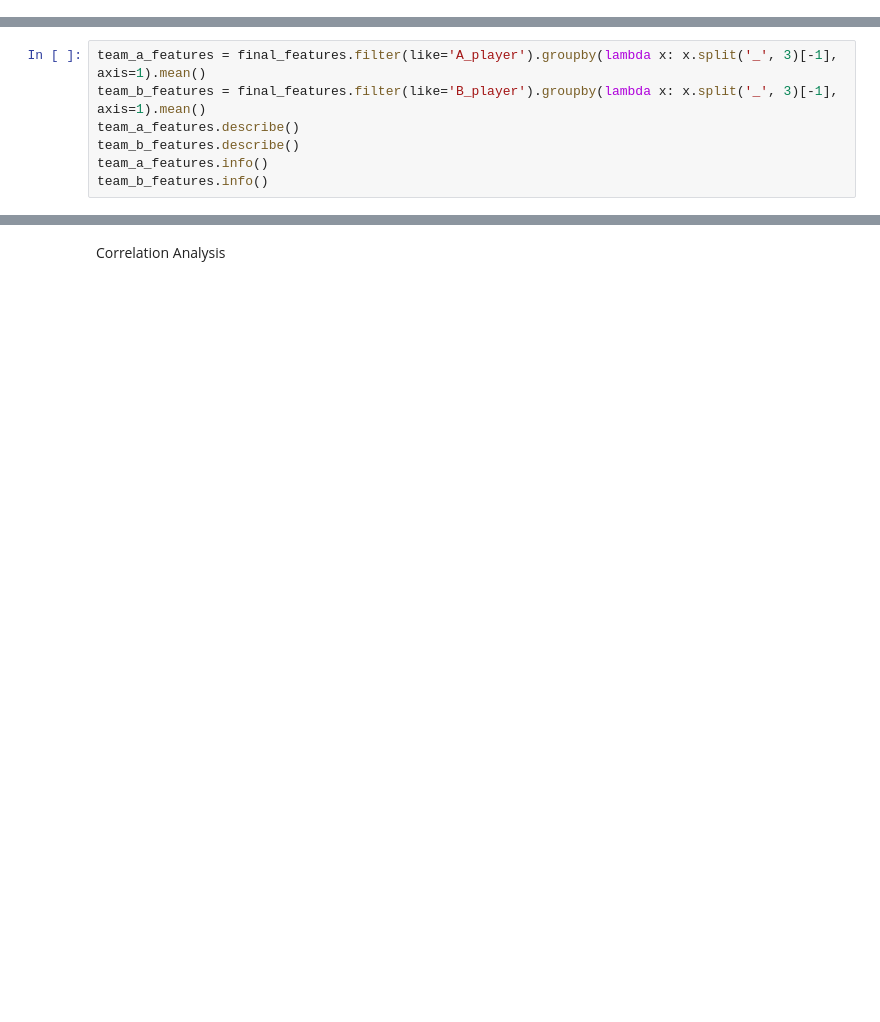
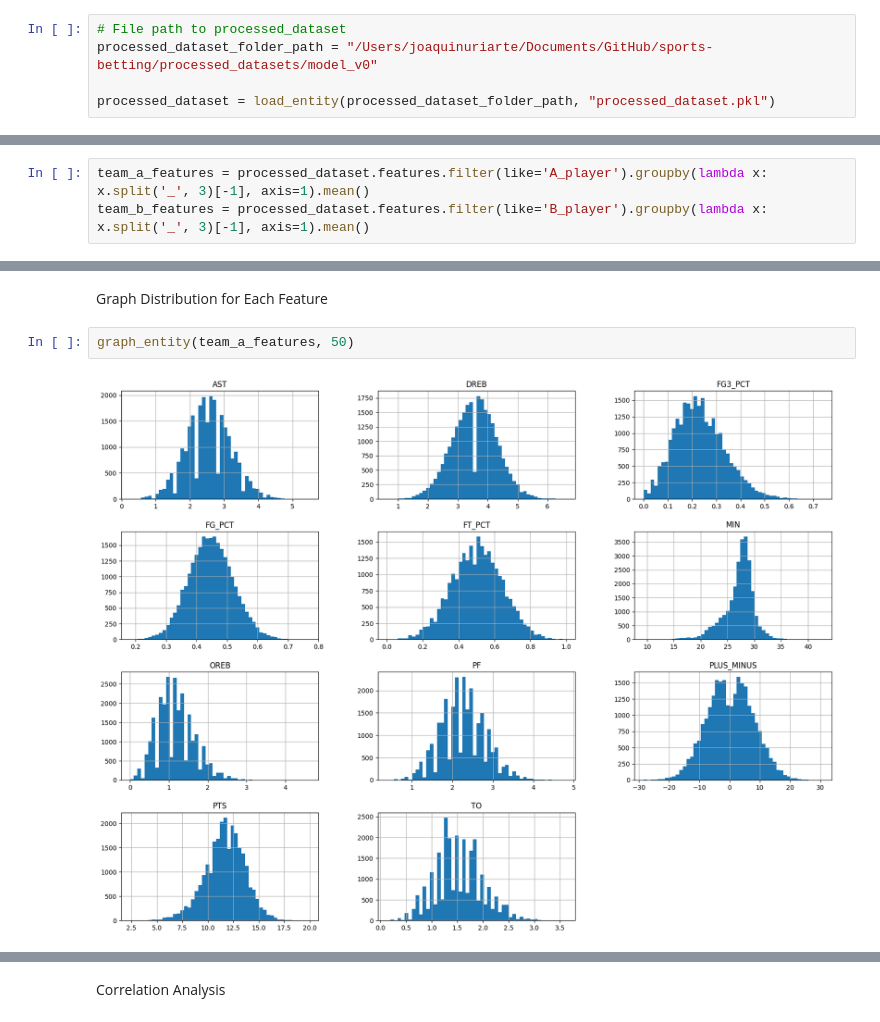
Before and after one commit to joaquinuriarte/sports-betting, a Jupyter notebook: model_binaries/EDA/processed_DS_EDA.ipynb, the cells around one changed output, grey strips where cells are left out. Saved outputs shown, nothing was run; the diff lists cells and outputs as text; blank space fills up the shorter version.

```diff
--- a/model_binaries/EDA/processed_DS_EDA.ipynb
+++ b/model_binaries/EDA/processed_DS_EDA.ipynb
@@ -37,0 +18,5 @@ final_features
+# %%
+# File path to processed_dataset
+processed_dataset_folder_path = "/Users/joaquinuriarte/Documents/GitHub/sports-betting/processed_datasets/model_v0"
+
+processed_dataset = load_entity(processed_dataset_folder_path, "processed_dataset.pkl")
@@ -38,7 +25,3 @@ final_features
 # %%
-team_a_features = final_features.filter(like='A_player').groupby(lambda x: x.split('_', 3)[-1], axis=1).mean()
-team_b_features = final_features.filter(like='B_player').groupby(lambda x: x.split('_', 3)[-1], axis=1).mean()
-team_a_features.describe()
-team_b_features.describe()
-team_a_features.info()
-team_b_features.info()
+team_a_features = processed_dataset.features.filter(like='A_player').groupby(lambda x: x.split('_', 3)[-1], axis=1).mean()
+team_b_features = processed_dataset.features.filter(like='B_player').groupby(lambda x: x.split('_', 3)[-1], axis=1).mean()
@@ -80,0 +96,6 @@ Deprecated (Except Correlation Analysis)
+# %% [markdown]
+Graph Distribution for Each Feature
+# %%
+graph_entity(team_a_features, 50)
+# %% [output]
+[figure, added]
```
Also changed, not shown: parts of 27 cells of this notebook, 1 other file.
